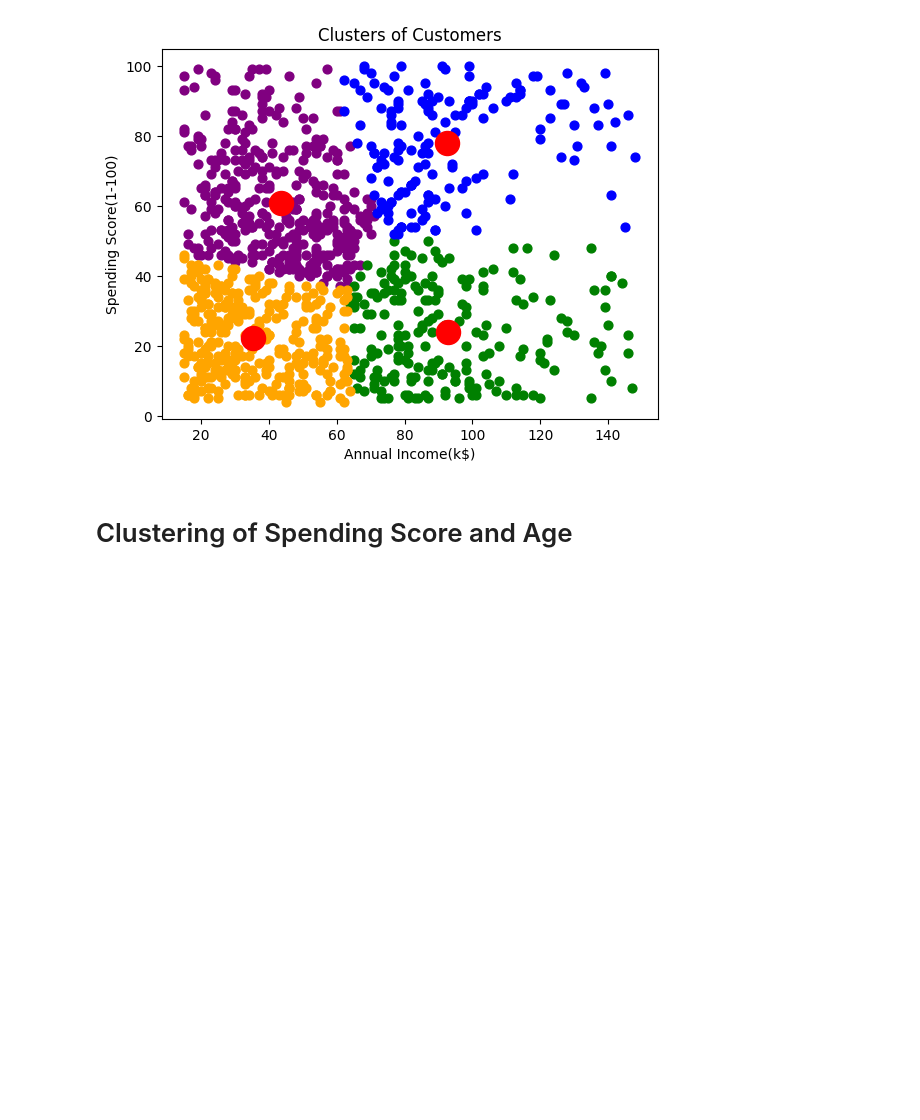
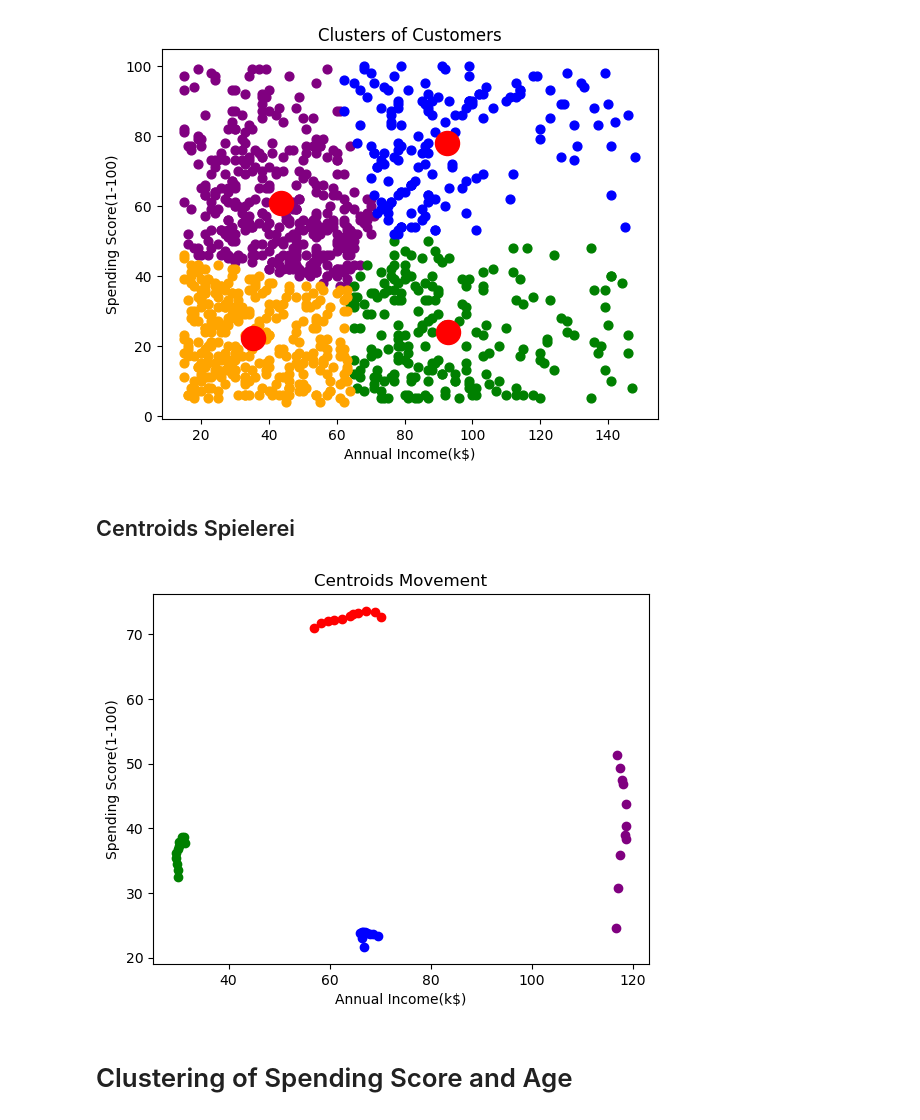
Before and after one commit to DavidC0011/MiniTermProject, a Jupyter notebook: MiniTermProject_KMeans.ipynb, the cells around one changed output. Drawn from its saved outputs; the diff is of its cells as text; code cells hidden in the pictures; blank space fills up the shorter version.

Commit message:
Centroids SPielerei

```diff
--- a/MiniTermProject_KMeans.ipynb
+++ b/MiniTermProject_KMeans.ipynb
@@ -92,6 +92,55 @@ plt.ylabel('Spending Score(1-100)')
 plt.show()
 # %% [output]
 [figure]
+# %% [markdown]
+## Centroids Spielerei
+# %%
+from sklearn.cluster import KMeans
+from sklearn import datasets
+import numpy as np
+
+#iris = datasets.load_iris()
+#X = iris.data[:, :2]
+
+
+#Clusters plotted: Annual Income against Spending Score
+X = df.iloc[:, [3,4]].values
+X[0:4]
+
+
+iterations = 11
+centroids = None
+
+for i in range(iterations):
+    kmeans = KMeans(
+        max_iter=1,
+        n_init=1,
+        init=(centroids if centroids is not None else 'k-means++'),
+        n_clusters=4,
+        random_state=0)
+    kmeans.fit(X)
+    centroids = kmeans.cluster_centers_
+    print(f'iter: {i} - first: {centroids[0]}, second: {centroids[1]}, third: {centroids[2]}, forth: {centroids[3]} ')
+# %%
+import matplotlib.pyplot as plt
+
+first = [[70.15116279, 72.68023256], [69.03536977, 73.47909968], [67.16498316, 73.60942761], [65.6295082, 73.32459016], [64.66881029, 73.19935691], [63.92675159, 72.88853503], [62.47151899, 72.41139241], [60.8044164, 72.17981073], [59.74461538, 71.98461538], [58.26969697, 71.78484848], [56.91445428, 70.97640118]]
+second = [[66.73362445, 21.65502183], [66.35123967, 22.97933884], [65.90196078, 23.74509804], [66.35471698, 23.81509434], [66.38867925, 23.89811321], [66.50187266, 24.02247191], [66.98161765, 24.02941176], [67.47272727, 23.77090909], [67.95185185, 23.7], [68.55390335, 23.64684015], [69.46946565, 23.34732824]]
+third = [[31.37793427, 37.78873239], [31.0744186, 38.7], [30.68408551, 38.66745843], [30.2635468, 37.83004926], [30.09798995, 37.18341709], [29.89030612, 36.76020408], [29.58746736, 36.10966057], [29.50133333, 35.464], [29.7277628, 34.50134771], [29.96438356, 33.52328767], [30.08055556, 32.51944444]]
+forth = [[116.75903614, 24.65060241], [117.0, 30.81818182], [117.44036697, 35.86238532], [118.71698113, 38.40566038], [118.40740741, 38.96296296], [118.58715596, 40.31192661], [118.73873874, 43.75675676], [118.07826087, 46.85217391], [117.92241379, 47.50862069], [117.5, 49.31355932], [116.92561983, 51.40495868]]
+
+colors = ['red', 'blue', 'green', 'purple']
+
+for i, data in enumerate([first, second, third, forth]):
+    x, y = zip(*data)
+    plt.scatter(x, y, c=colors[i])
+
+plt.title('Centroids Movement')
+plt.xlabel('Annual Income(k$)')
+plt.ylabel('Spending Score(1-100)')
+plt.show()
+# %% [output]
+[figure, added]
 # %% [markdown]
 # Clustering of Spending Score and Age
 # %%
```
Also changed, not shown: parts of 1 cell of this notebook.
